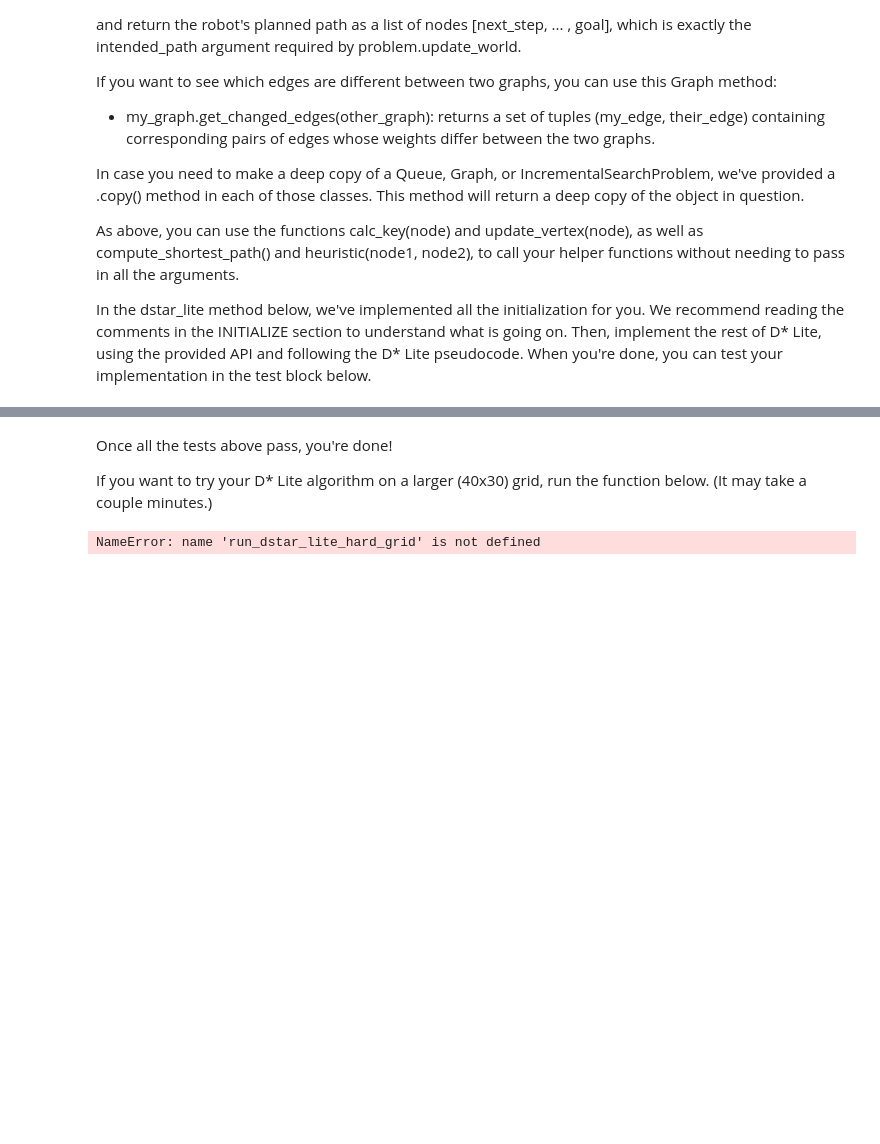
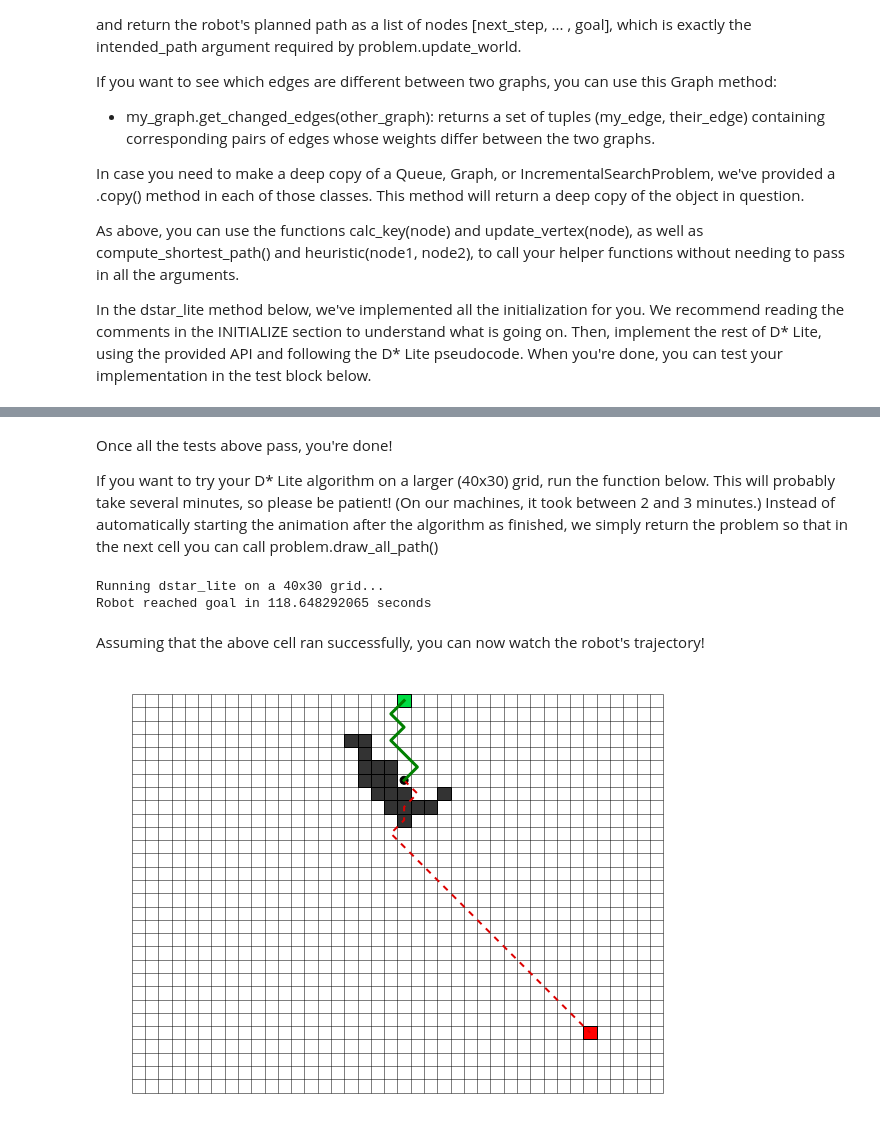
Before and after one commit to jakebarnwell/incremental-path-planning, a Jupyter notebook: pset/IPP_pset_solutions.ipynb, the cells around one changed output, grey strips where cells are left out. Drawn from its saved outputs; the diff is of its cells as text; code cells hidden in the pictures; blank space fills up the shorter version.

Commit message:
Fixed animation bugs, cleared up pset solutions, and made the animation easier to view for the final big test

```diff
--- a/pset/IPP_pset_solutions.ipynb
+++ b/pset/IPP_pset_solutions.ipynb
@@ -381,8 +377,15 @@ Test passed!!
 # %% [markdown]
 Once all the tests above pass, you're done!
 
-If you want to try your D\* Lite algorithm on a larger (40x30) grid, run the function below.  (It may take a couple minutes.)
+If you want to try your D\* Lite algorithm on a larger (40x30) grid, run the function below. This will probably take several minutes, so please be patient! (On our machines, it took between 2 and 3 minutes.) Instead of automatically starting the animation after the algorithm as finished, we simply return the problem so that in the next cell you can call problem.draw_all_path()
-# %%
-run_dstar_lite_hard_grid(dstar_lite)
-# %% [output]
-NameError: name 'run_dstar_lite_hard_grid' is not defined
+# %%
+hard_problem_done = run_dstar_lite_hard_grid(dstar_lite)
+# %% [output]
+Running dstar_lite on a 40x30 grid...
+Robot reached goal in 118.648292065 seconds
+# %% [markdown]
+Assuming that the above cell ran successfully, you can now watch the robot's trajectory!
+# %%
+hard_problem_done.draw_all_path(time_step=0.5)
+# %% [output]
+[figure, added]
```
Also changed, not shown: parts of 10 cells of this notebook, 4 other files.
